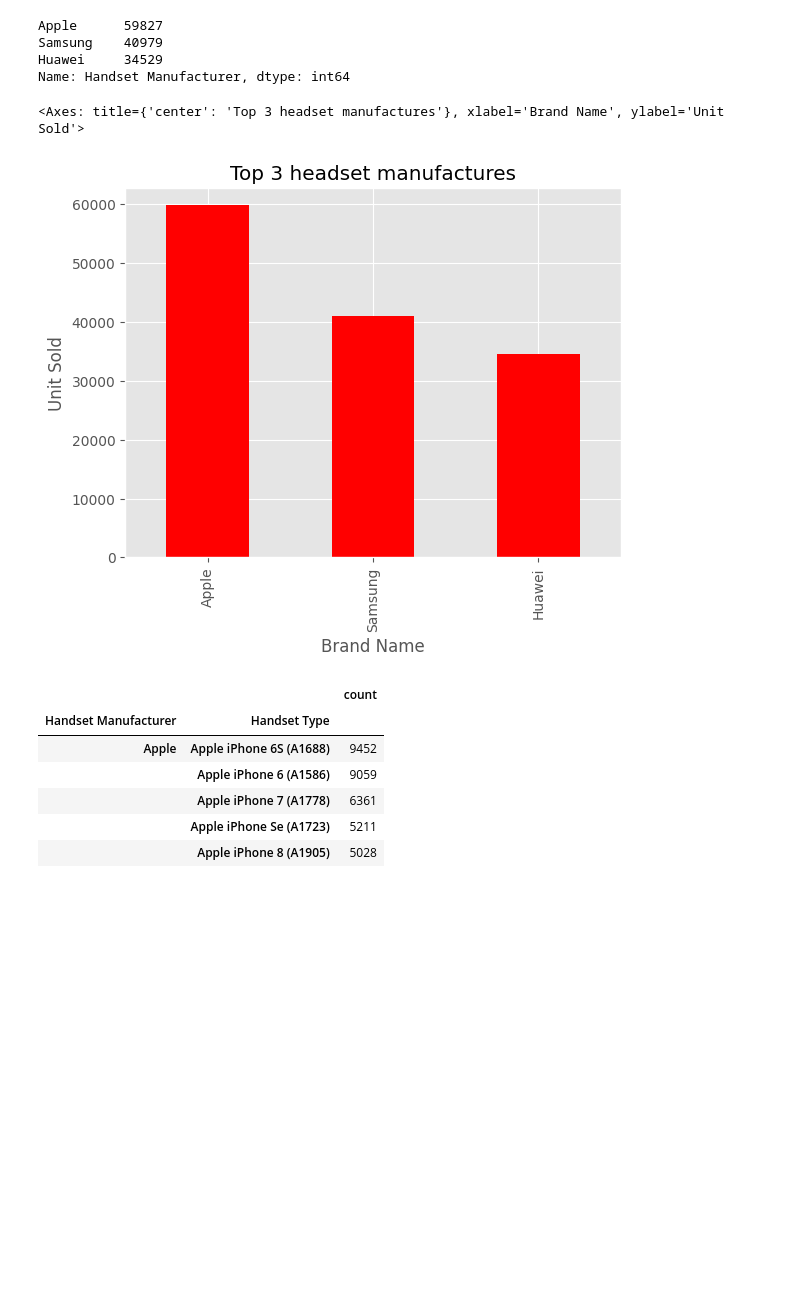
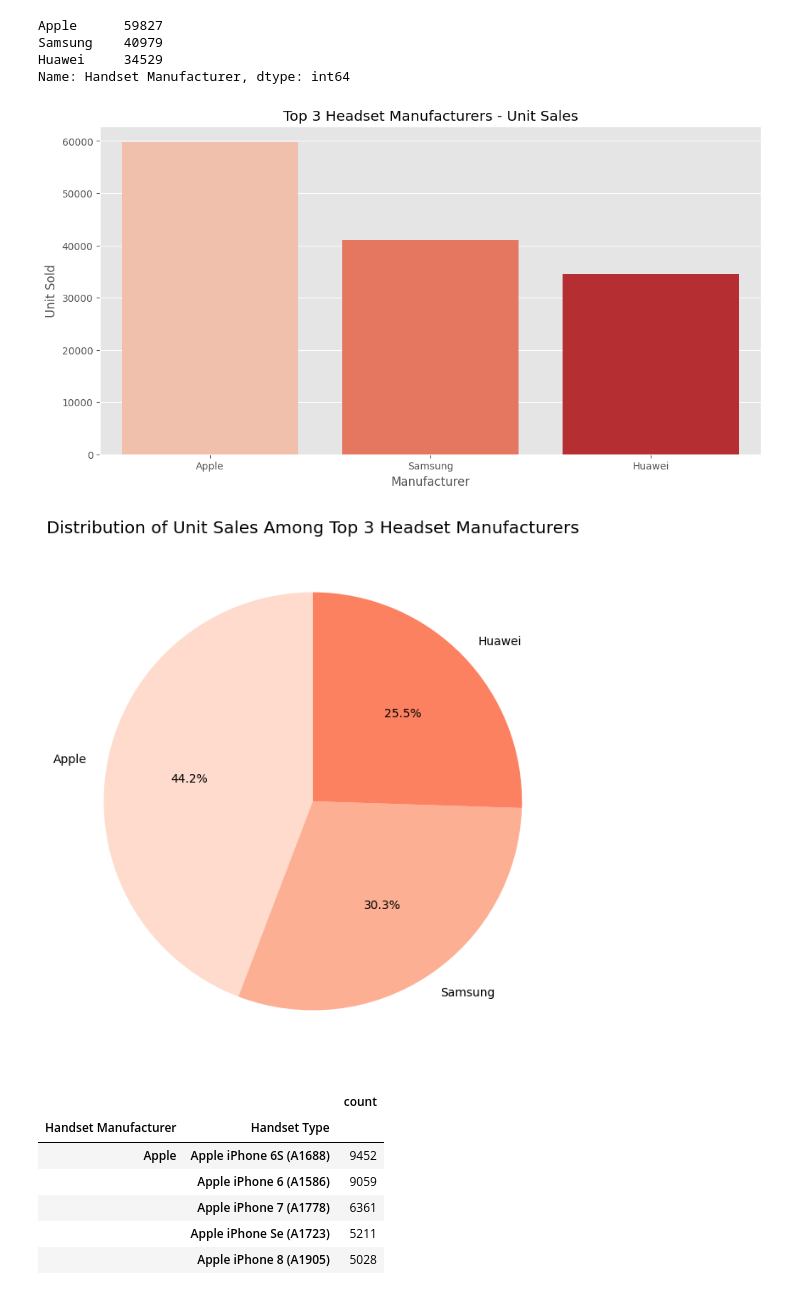
Before and after one commit to Azizadx/user_analytics_in_the_telecommunication, a Jupyter notebook: notebooks/user_overview_analysis/user_behavior_analysis.ipynb, the cells around one changed output. Saved outputs shown, nothing was run; the diff lists cells and outputs as text; code cells hidden in the pictures; blank space fills up the shorter version.

```diff
--- a/notebooks/user_overview_analysis/user_behavior_analysis.ipynb
+++ b/notebooks/user_overview_analysis/user_behavior_analysis.ipynb
@@ -85,10 +119,24 @@ Samsung    40979
 Huawei     34529
 Name: Handset Manufacturer, dtype: int64
 # %%
-top_3_handset_by_manufactures.plot(kind='bar', title="Top 3 headset manufactures", xlabel='Brand Name', ylabel='Unit Sold',color='Red')
+df_manufacturers = top_3_handset_by_manufactures.reset_index(name='Unit Sold')
+
+# Plot 1: Bar plot
+plt.figure(figsize=(12, 6))
+sns.barplot(x='index', y='Unit Sold', hue='index',data=df_manufacturers, palette='Reds')
+plt.title("Top 3 Headset Manufacturers - Unit Sales")
+plt.xlabel("Manufacturer")
+plt.ylabel("Unit Sold")
+plt.show()
+
+# Plot 2: Pie chart
+plt.figure(figsize=(8, 8))
+plt.pie(df_manufacturers['Unit Sold'], labels=df_manufacturers['index'], autopct='%1.1f%%', colors=sns.color_palette('Reds'), startangle=90)
+plt.title("Distribution of Unit Sales Among Top 3 Headset Manufacturers")
+plt.show()
 # %% [output]
-<Axes: title={'center': 'Top 3 headset manufactures'}, xlabel='Brand Name', ylabel='Unit Sold'>
-[figure, old version]
+[figure, new version]
+[figure, added]
 # %%
 # identify the top 5 handsets per top 3 handset manufacturer
 # manufactor one : Apple
```
Also changed, not shown: parts of 14 cells of this notebook.
